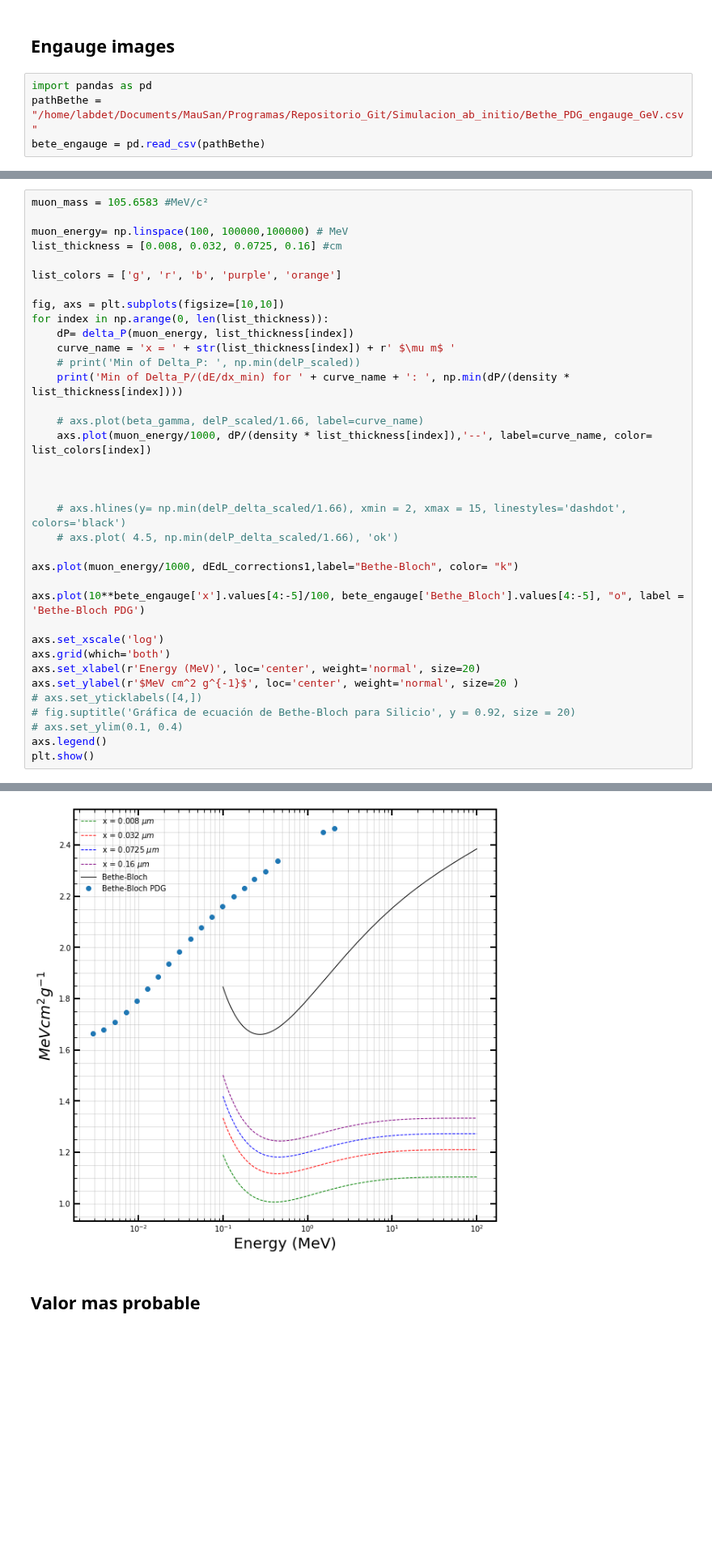
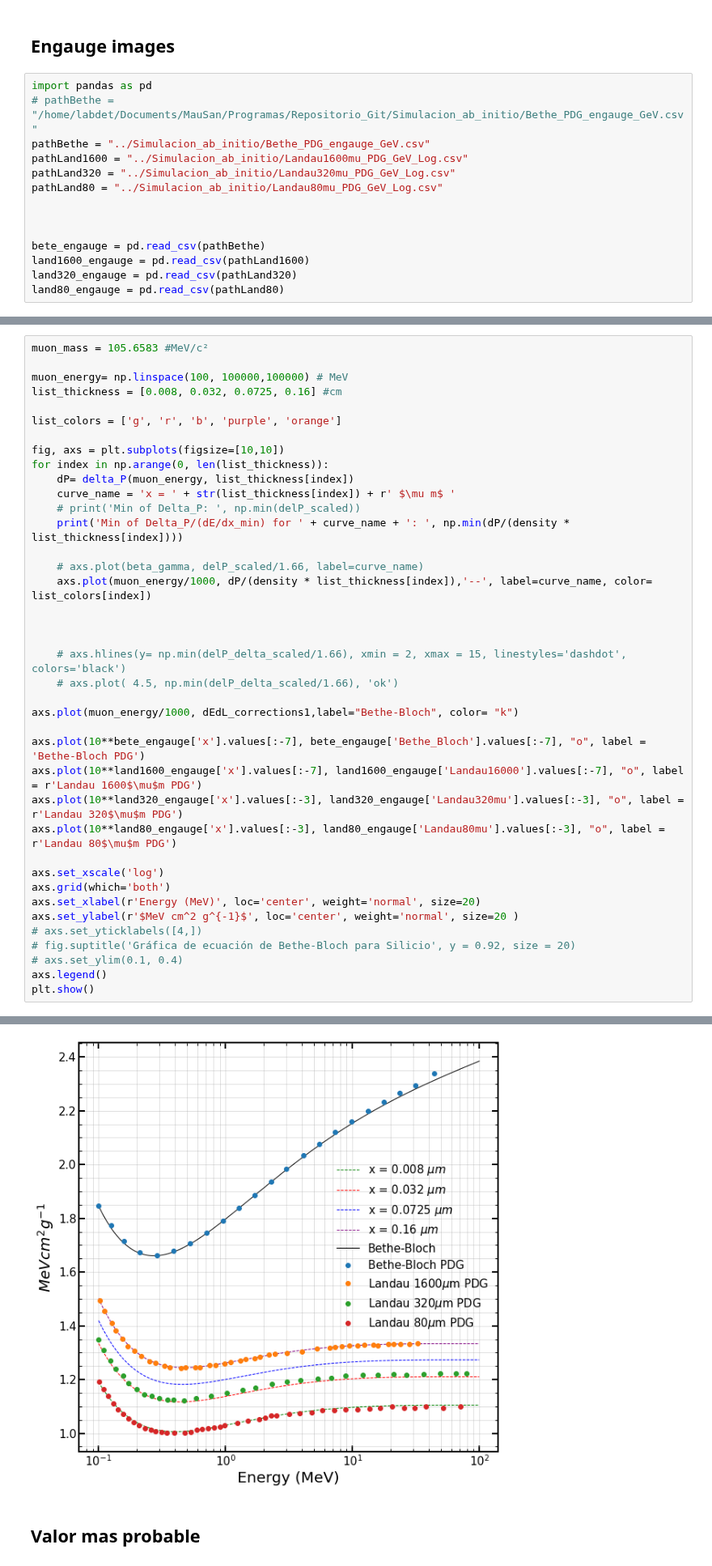
Before and after one commit to mausanram/CodigosICN, a Jupyter notebook: Catalogo_Eventos/Muons_Energy.ipynb, the cells around one changed output, grey strips where cells are left out. Shown at 81% size. Saved outputs shown, nothing was run; the diff lists cells and outputs as text; blank space fills up the shorter version.

```diff
--- a/Catalogo_Eventos/Muons_Energy.ipynb
+++ b/Catalogo_Eventos/Muons_Energy.ipynb
@@ -480,7 +480,17 @@ Min of Delta_P/(dE/dx_min) for x = 0.16 $\mu m$ :  1.2443451276677275
 ## Engauge images
 # %%
 import pandas as pd
-pathBethe = "/home/labdet/Documents/MauSan/Programas/Repositorio_Git/Simulacion_ab_initio/Bethe_PDG_engauge_GeV.csv"
+# pathBethe = "/home/labdet/Documents/MauSan/Programas/Repositorio_Git/Simulacion_ab_initio/Bethe_PDG_engauge_GeV.csv"
+pathBethe = "../Simulacion_ab_initio/Bethe_PDG_engauge_GeV.csv"
+pathLand1600 = "../Simulacion_ab_initio/Landau1600mu_PDG_GeV_Log.csv"
+pathLand320 = "../Simulacion_ab_initio/Landau320mu_PDG_GeV_Log.csv"
+pathLand80 = "../Simulacion_ab_initio/Landau80mu_PDG_GeV_Log.csv"
+
+
+
 bete_engauge = pd.read_csv(pathBethe)
+land1600_engauge = pd.read_csv(pathLand1600)
+land320_engauge = pd.read_csv(pathLand320)
+land80_engauge = pd.read_csv(pathLand80)
 # %%
 print(bete_engauge.keys())
@@ -513,35 +520,38 @@ for index in np.arange(0, len(list_thickness)):
     dP= delta_P(muon_energy, list_thickness[index])
     curve_name = 'x = ' + str(list_thickness[index]) + r' $\mu m$ '
     # print('Min of Delta_P: ', np.min(delP_scaled))
     print('Min of Delta_P/(dE/dx_min) for ' + curve_name + ': ', np.min(dP/(density * list_thickness[index])))
 
     # axs.plot(beta_gamma, delP_scaled/1.66, label=curve_name)
     axs.plot(muon_energy/1000, dP/(density * list_thickness[index]),'--', label=curve_name, color= list_colors[index])
 
 
 
     # axs.hlines(y= np.min(delP_delta_scaled/1.66), xmin = 2, xmax = 15, linestyles='dashdot', colors='black')
     # axs.plot( 4.5, np.min(delP_delta_scaled/1.66), 'ok')
 
 axs.plot(muon_energy/1000, dEdL_corrections1,label="Bethe-Bloch", color= "k")
 
-axs.plot(10**bete_engauge['x'].values[4:-5]/100, bete_engauge['Bethe_Bloch'].values[4:-5], "o", label = 'Bethe-Bloch PDG')
+axs.plot(10**bete_engauge['x'].values[:-7], bete_engauge['Bethe_Bloch'].values[:-7], "o", label = 'Bethe-Bloch PDG')
+axs.plot(10**land1600_engauge['x'].values[:-7], land1600_engauge['Landau16000'].values[:-7], "o", label = r'Landau 1600$\mu$m PDG')
+axs.plot(10**land320_engauge['x'].values[:-3], land320_engauge['Landau320mu'].values[:-3], "o", label = r'Landau 320$\mu$m PDG')
+axs.plot(10**land80_engauge['x'].values[:-3], land80_engauge['Landau80mu'].values[:-3], "o", label = r'Landau 80$\mu$m PDG')
 
 axs.set_xscale('log')
 axs.grid(which='both')
 axs.set_xlabel(r'Energy (MeV)', loc='center', weight='normal', size=20)
 axs.set_ylabel(r'$MeV cm^2 g^{-1}$', loc='center', weight='normal', size=20 )
 # axs.set_yticklabels([4,])
 # fig.suptitle('Gráfica de ecuación de Bethe-Bloch para Silicio', y = 0.92, size = 20)
 # axs.set_ylim(0.1, 0.4)
 axs.legend()
 plt.show()
 # %% [output]
 Min of Delta_P/(dE/dx_min) for x = 0.008 $\mu m$ :  1.006115702663599
 Min of Delta_P/(dE/dx_min) for x = 0.032 $\mu m$ :  1.116654782249997
 Min of Delta_P/(dE/dx_min) for x = 0.0725 $\mu m$ :  1.1816182556518322
 Min of Delta_P/(dE/dx_min) for x = 0.16 $\mu m$ :  1.2443451276677275
-[figure, old version]
+[figure, new version]
 # %% [markdown]
 ## Valor mas probable
 # %%
```
Also changed, not shown: parts of 6 cells of this notebook, 20 other files.
